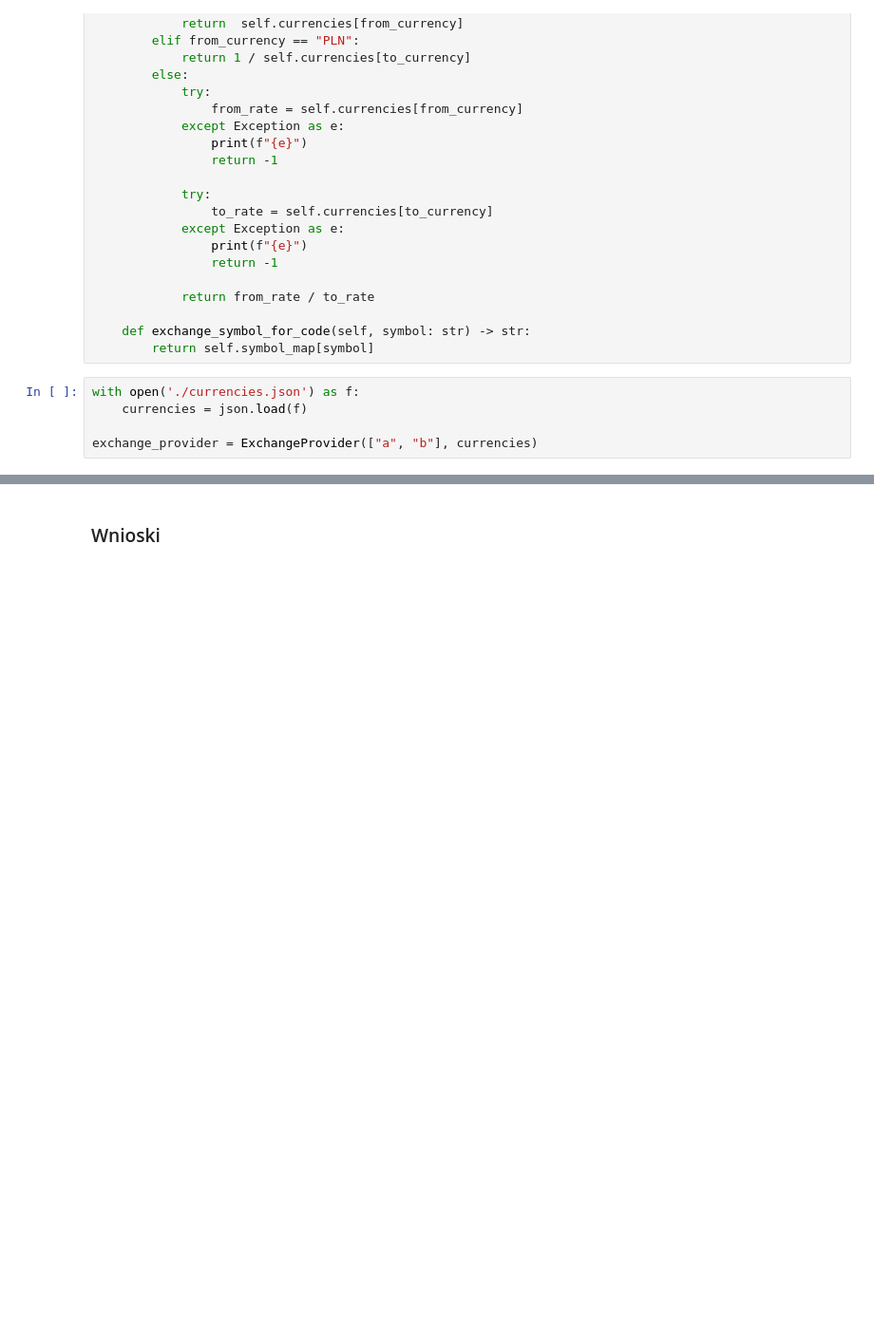
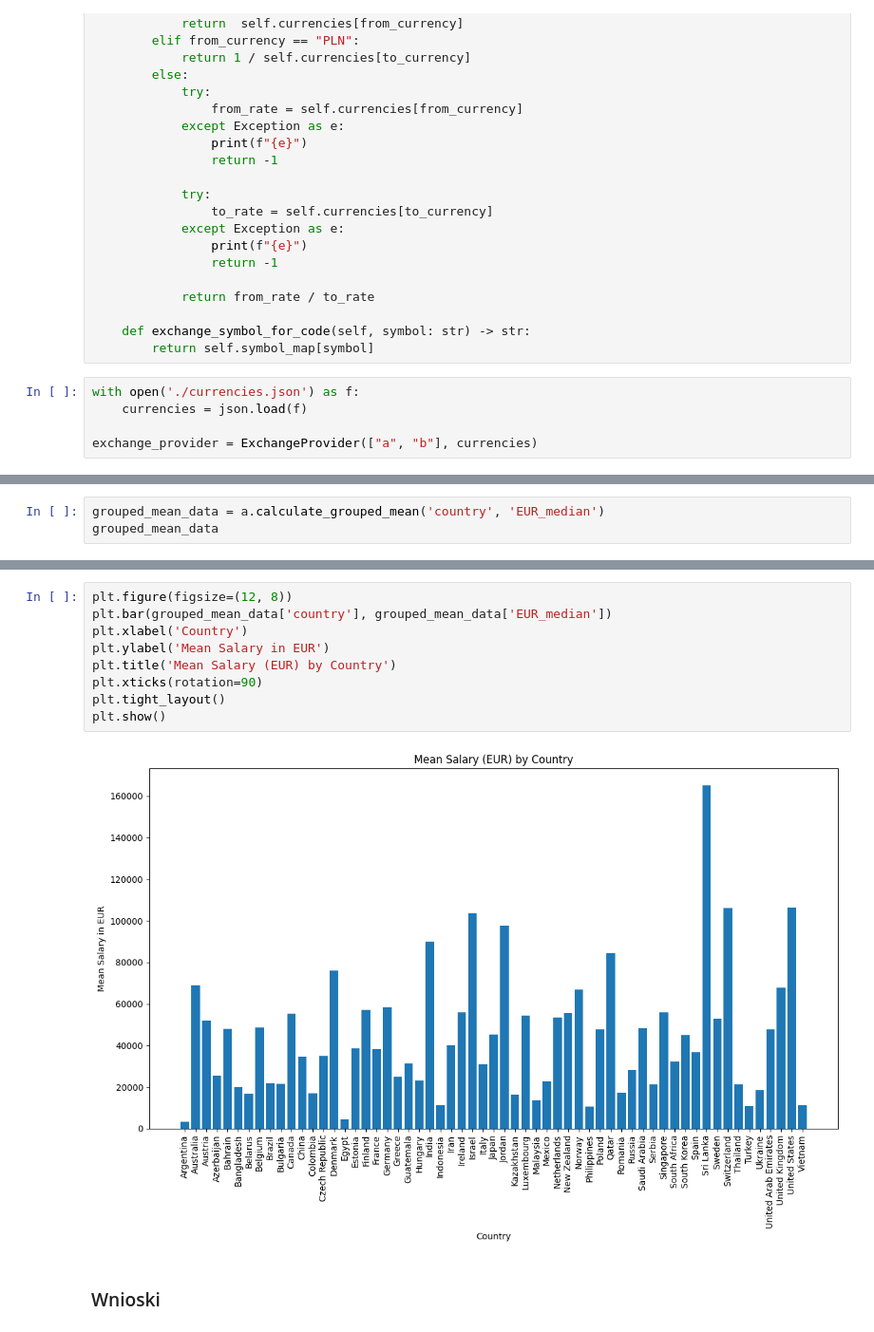
Before and after one commit to pstano1/salaries-in-data-analysis, a Jupyter notebook: raport.ipynb, the cells around one changed output, grey strips where cells are left out. Shown at 95% size. Cells and saved outputs as stored; diff of their text form; blank space fills up the shorter version.

```diff
--- a/raport.ipynb
+++ b/raport.ipynb
@@ -256,0 +353,3 @@ a.select_by_hour_rate()
+# %%
+grouped_mean_data = a.calculate_grouped_mean('country', 'EUR_median')
+grouped_mean_data
@@ -257,2 +374,13 @@ a.select_by_hour_rate()
+# %%
+plt.figure(figsize=(12, 8))
+plt.bar(grouped_mean_data['country'], grouped_mean_data['EUR_median'])
+plt.xlabel('Country')
+plt.ylabel('Mean Salary in EUR')
+plt.title('Mean Salary (EUR) by Country')
+plt.xticks(rotation=90)
+plt.tight_layout()
+plt.show()
+# %% [output]
+[figure, added]
 # %% [markdown]
 ### Wnioski
```
Also changed, not shown: parts of 18 cells of this notebook, 1 other file.
